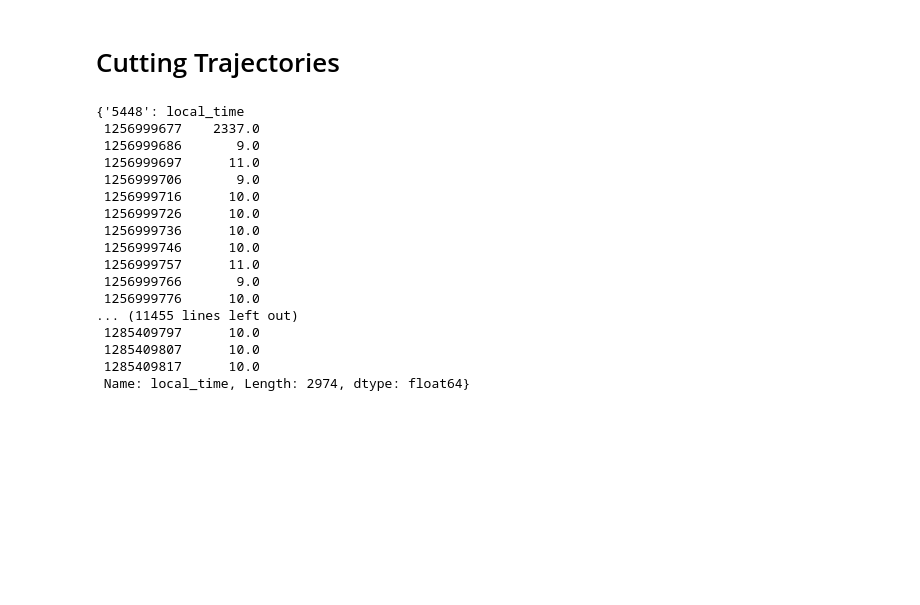
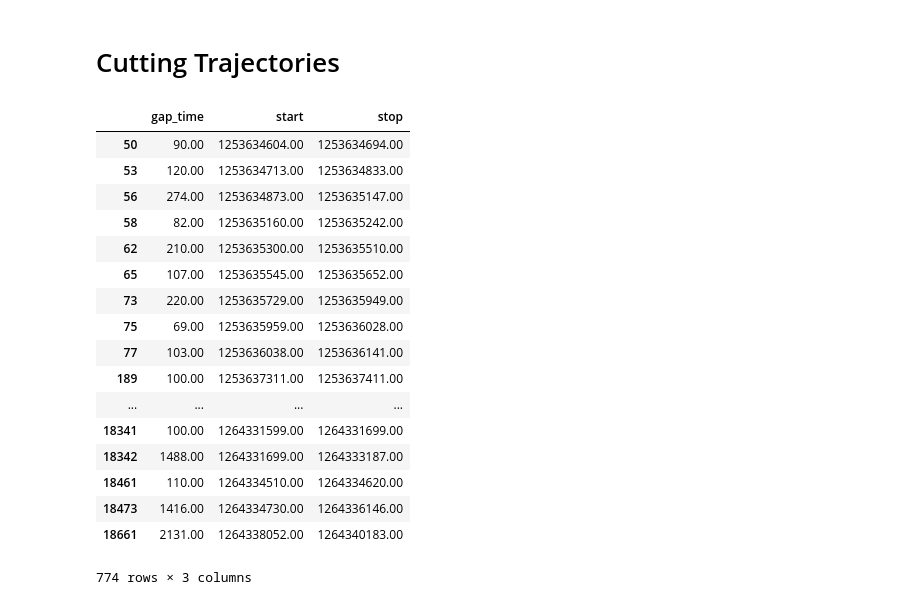
Before and after one commit to talestsp/mdc_analysis, a Jupyter notebook: notebooks/Cut trajectories.ipynb, the cells around one changed output. Cells and saved outputs as stored; diff of their text form; code cells hidden in the pictures; blank space fills up the shorter version.

```diff
--- a/notebooks/Cut trajectories.ipynb
+++ b/notebooks/Cut trajectories.ipynb
@@ -20,6 +22,8 @@ from src.utils.time_utils import human_time
 
 import warnings
 warnings.simplefilter(action='ignore', category=FutureWarning)
+# %%
+pd.set_option('display.float_format', lambda x: '%.2f' % x)
 # %%
 output_notebook()
 # %% [output]
@@ -51,7 +55,8 @@ def gap_missing_values(report):
     t1 = report.iloc[0:len(report) - 1]["local_time"].astype(float).reset_index(drop=True)
     gaps = t2 - t1
     gaps.index = report.iloc[1:len(report)]["local_time"]
-    return gaps
+    head = pd.Series([None], index=[t1.iloc[0].item()])
+    return head.append(gaps)
 
 def gap_amount(gap, min_time_h):
     present_data_sum = gap[gap <= 60 * 60 * min_time_h].sum()
@@ -156,20 +162,34 @@ for user_id in users_gps.keys():
-# %%
-users_gaps
-# %% [output]
-{'5448': local_time
- 1256999677    2337.0
- 1256999686       9.0
- 1256999697      11.0
- 1256999706       9.0
- 1256999716      10.0
- 1256999726      10.0
- 1256999736      10.0
- 1256999746      10.0
- 1256999757      11.0
- 1256999766       9.0
- 1256999776      10.0
-... (11455 lines left out)
- 1285409797      10.0
- 1285409807      10.0
- 1285409817      10.0
- Name: local_time, Length: 2974, dtype: float64}
+# %%
+def cut_in_trips(user_gps_data, gap_tresh_minutes):
+    start_stop_gaps = []
+
+    gaps_data = gap_missing_values(user_gps_data).to_frame().reset_index().rename({0: "gap_time", "index": "stop"}, axis=1)
+
+    gaps_data["start"] = [None] + gaps_data.iloc[0 : len(gaps_data) - 1]["stop"].tolist()
+    gaps_data["start"] = gaps_data["start"].replace({np.NaN: None})
+
+    selected_gaps = gaps_data[gaps_data["gap_time"] > gap_tresh_minutes * 60]
+
+    return selected_gaps[["gap_time", "start", "stop"]]
+
+gaps_times = cut_in_trips(users_gps["5937"], 30)
+gaps_times
+# %% [output]
+|  | gap_time | start | stop |
+| 50 | 90.00 | 1253634604.00 | 1253634694.00 |
+| 53 | 120.00 | 1253634713.00 | 1253634833.00 |
+| 56 | 274.00 | 1253634873.00 | 1253635147.00 |
+| 58 | 82.00 | 1253635160.00 | 1253635242.00 |
+| 62 | 210.00 | 1253635300.00 | 1253635510.00 |
+| 65 | 107.00 | 1253635545.00 | 1253635652.00 |
+| 73 | 220.00 | 1253635729.00 | 1253635949.00 |
+| 75 | 69.00 | 1253635959.00 | 1253636028.00 |
+| 77 | 103.00 | 1253636038.00 | 1253636141.00 |
+| 189 | 100.00 | 1253637311.00 | 1253637411.00 |
+| ... | ... | ... | ... |
+| 18341 | 100.00 | 1264331599.00 | 1264331699.00 |
+| 18342 | 1488.00 | 1264331699.00 | 1264333187.00 |
+| 18461 | 110.00 | 1264334510.00 | 1264334620.00 |
+| 18473 | 1416.00 | 1264334730.00 | 1264336146.00 |
+| 18661 | 2131.00 | 1264338052.00 | 1264340183.00 |
+774 rows × 3 columns
```
Also changed, not shown: parts of 3 cells of this notebook, 2 other files.
